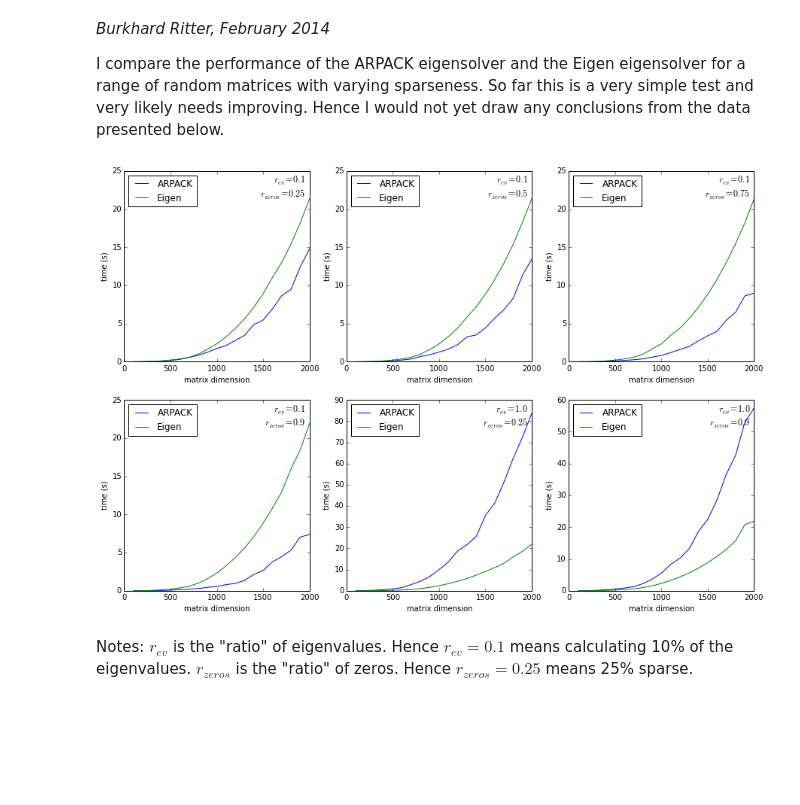
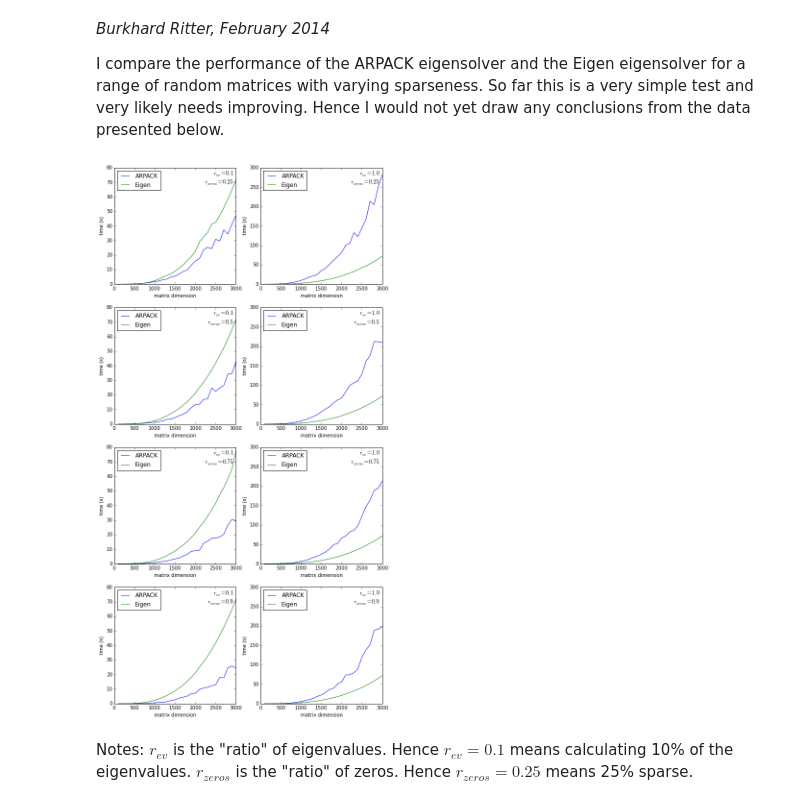
Before and after one commit to meznom/arpaca, a Jupyter notebook: performance.ipynb, the cells around one changed output. Cells and saved outputs as stored; diff of their text form; code cells hidden in the pictures; blank space fills up the shorter version.

```diff
--- a/performance.ipynb
+++ b/performance.ipynb
@@ -45,6 +45,8 @@ def subplot_data_file(p, filename):
     p.set_xlabel('matrix dimension')
     p.set_ylabel('time (s)')
     p.legend(loc='upper left')
+    if r_ev == 1.0:
+        p.set_ylim((0,300))
     p.text(0.98,0.98,
            '$r_{{ev}} = {}$\n$r_{{zeros}} = {}$'.format(r_ev,r_zeros),
            fontsize='12',
@@ -53,18 +55,21 @@ def subplot_data_file(p, filename):
            transform=p.transAxes)
 # %%
 %matplotlib inline
+import matplotlib.gridspec as gridspec
 
-rows = 2
-cols = 3
+rows = 4
+cols = 2
 
 fig = plt.figure(figsize=(cols*5,rows*5))
+gs = gridspec.GridSpec(rows,cols)
 i_p = 0
 
-for i in range(1,7):
+for i in range(1,9):
+    #p = fig.add_subplot(rows, cols, i_p)
+    p = fig.add_subplot(gs[i_p%4,i_p/4])
     i_p += 1
-    p = fig.add_subplot(rows, cols, i_p)
     subplot_data_file(p, 'performance.{}.dat'.format(i))
 # %% [output]
-[figure, old version]
+[figure, new version]
 # %% [markdown]
 Notes: $r_{ev}$ is the "ratio" of eigenvalues. Hence $r_{ev} = 0.1$ means calculating 10% of the eigenvalues. $r_{zeros}$ is the "ratio" of zeros. Hence $r_{zeros} = 0.25$ means 25% sparse.
```
Also changed, not shown: parts of 1 cell of this notebook, 2 other files.
